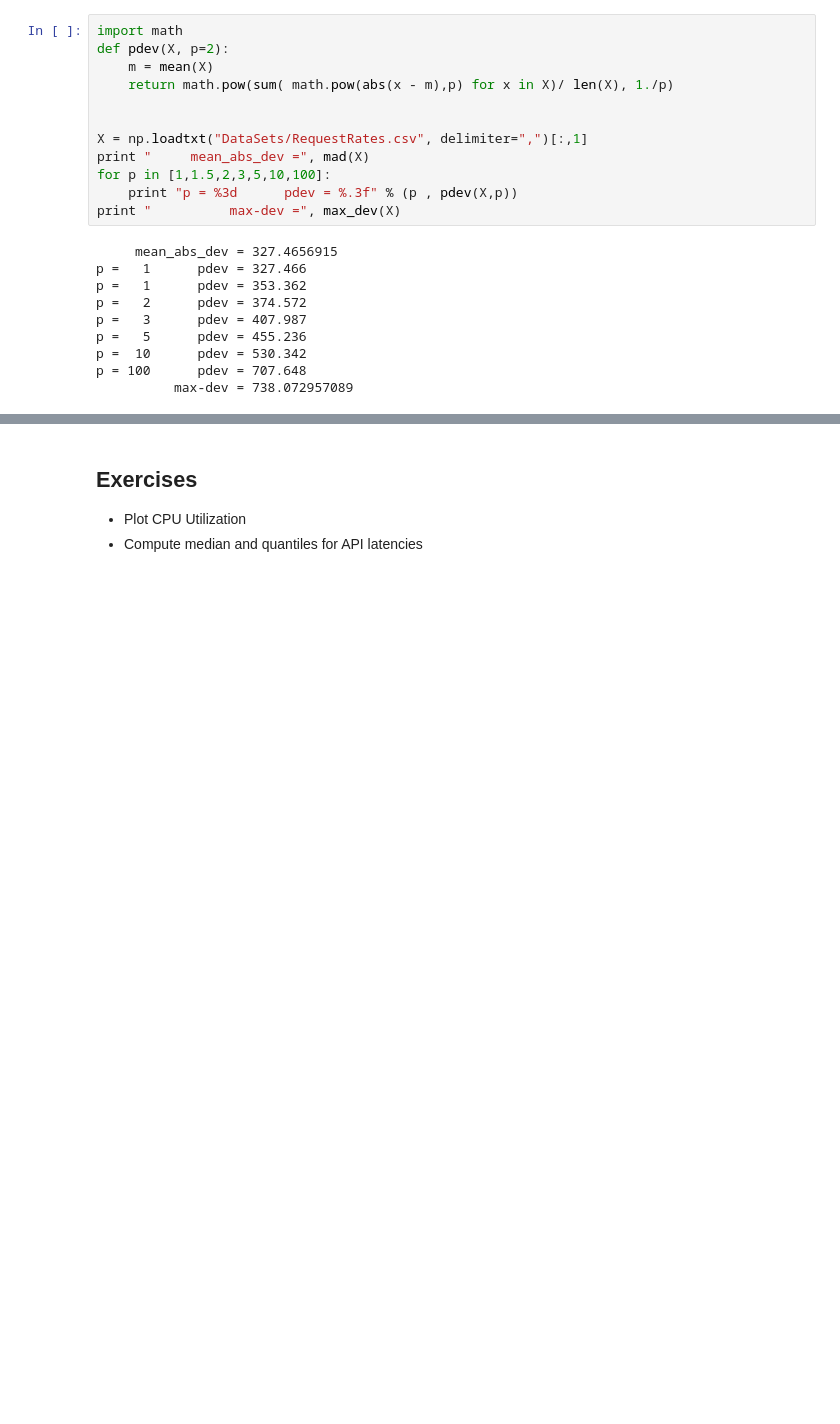
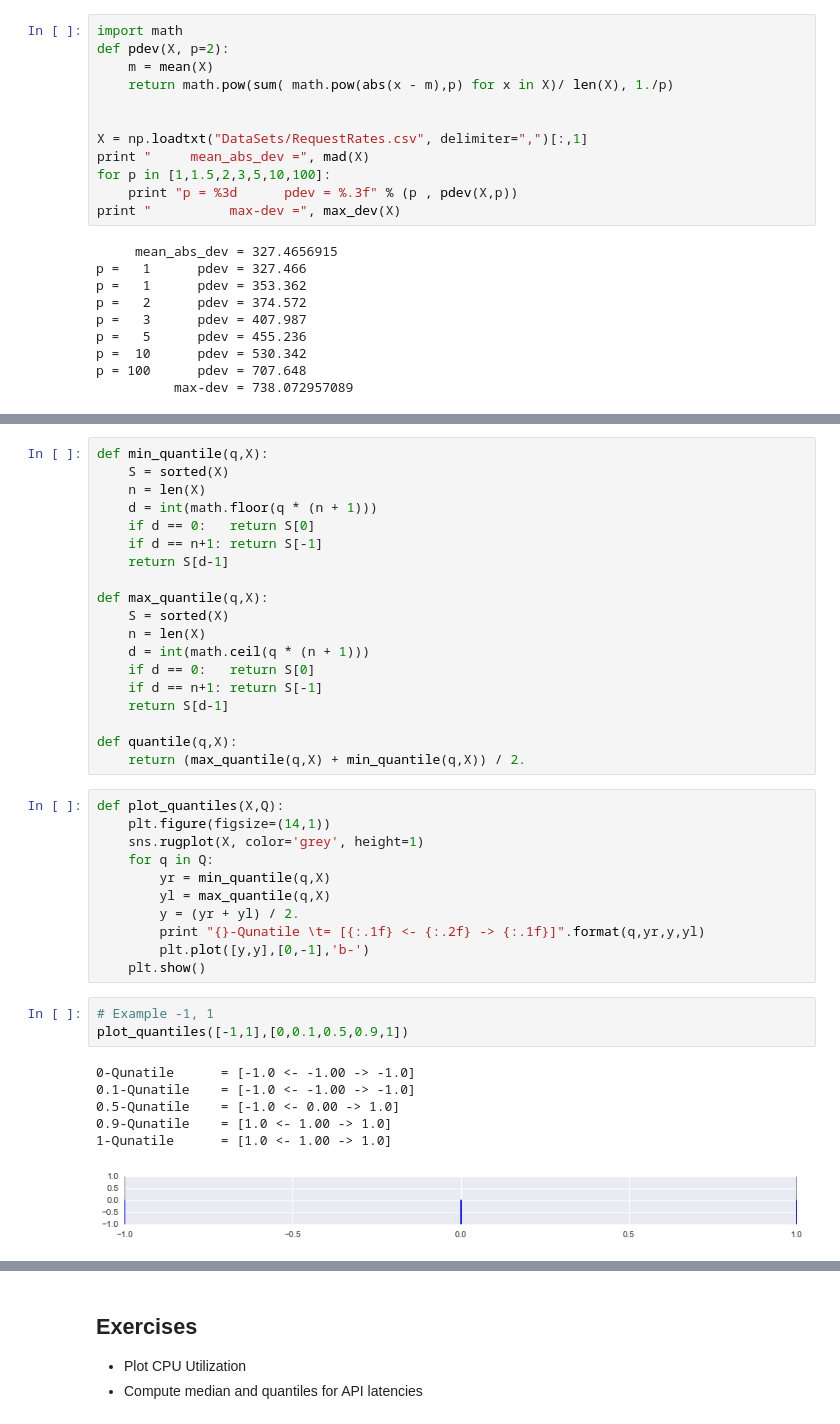
Before and after one commit to HeinrichHartmann/Statistics-for-Engineers, a Jupyter notebook: Tutorial.ipynb, the cells around one changed output, grey strips where cells are left out. Drawn from its saved outputs; the diff is of its cells as text; blank space fills up the shorter version.

```diff
--- a/Tutorial.ipynb
+++ b/Tutorial.ipynb
@@ -614,0 +680,40 @@ all in one plot.
+# %%
+def min_quantile(q,X):
+    S = sorted(X)
+    n = len(X)
+    d = int(math.floor(q * (n + 1)))
+    if d == 0:   return S[0]
+    if d == n+1: return S[-1]
+    return S[d-1]
+
+def max_quantile(q,X):
+    S = sorted(X)
+    n = len(X)
+    d = int(math.ceil(q * (n + 1)))
+    if d == 0:   return S[0]
+    if d == n+1: return S[-1]
+    return S[d-1]
+
+def quantile(q,X):
+    return (max_quantile(q,X) + min_quantile(q,X)) / 2.
+# %%
+def plot_quantiles(X,Q):
+    plt.figure(figsize=(14,1))
+    sns.rugplot(X, color='grey', height=1)
+    for q in Q:
+        yr = min_quantile(q,X)
+        yl = max_quantile(q,X)
+        y = (yr + yl) / 2.
+        print "{}-Qunatile \t= [{:.1f} <- {:.2f} -> {:.1f}]".format(q,yr,y,yl)
+        plt.plot([y,y],[0,-1],'b-')
+    plt.show()
+# %%
+# Example -1, 1
+plot_quantiles([-1,1],[0,0.1,0.5,0.9,1])
+# %% [output]
+0-Qunatile      = [-1.0 <- -1.00 -> -1.0]
+0.1-Qunatile    = [-1.0 <- -1.00 -> -1.0]
+0.5-Qunatile    = [-1.0 <- 0.00 -> 1.0]
+0.9-Qunatile    = [1.0 <- 1.00 -> 1.0]
+1-Qunatile      = [1.0 <- 1.00 -> 1.0]
+[figure, added]
```
Also changed, not shown: parts of 58 cells of this notebook.
